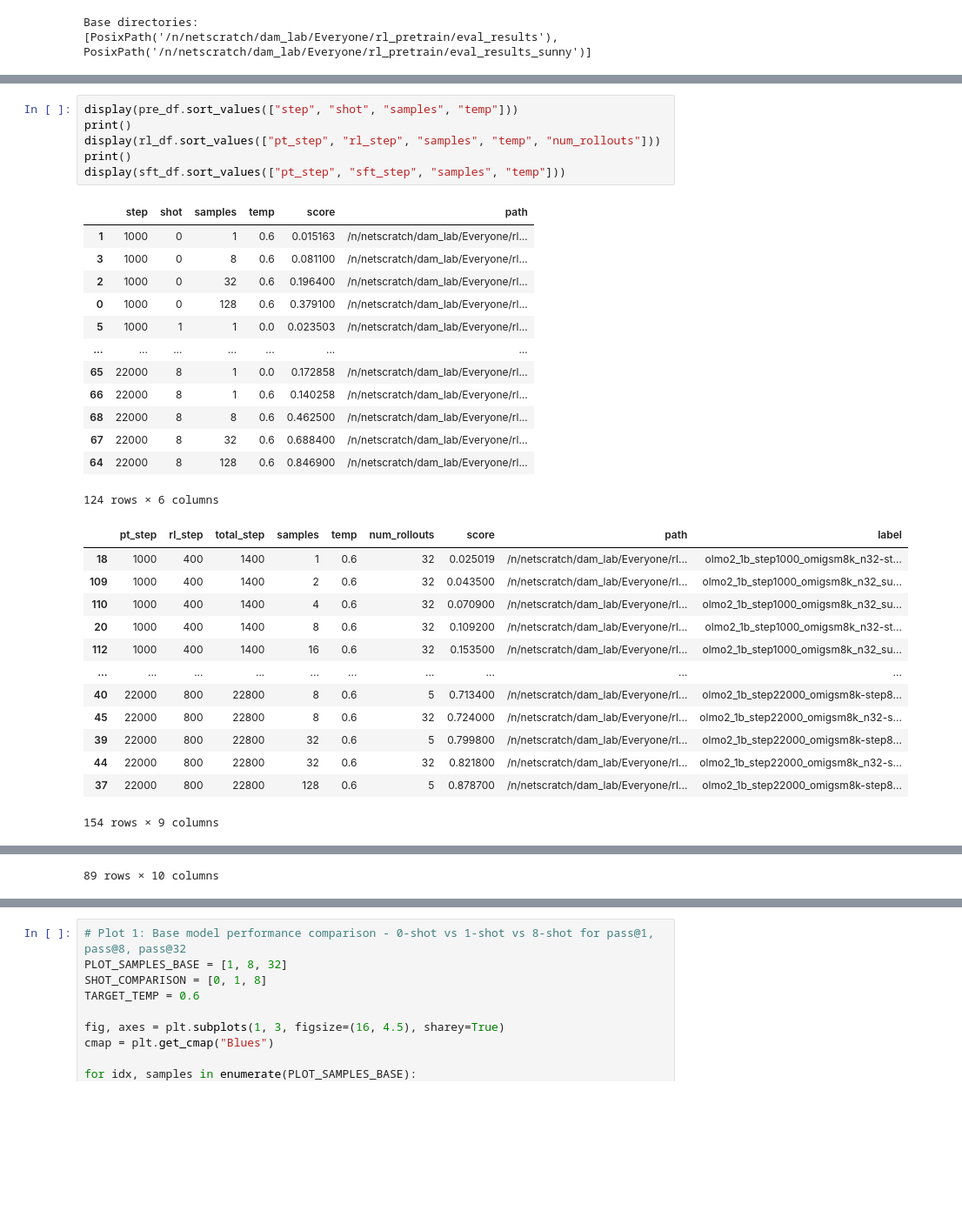
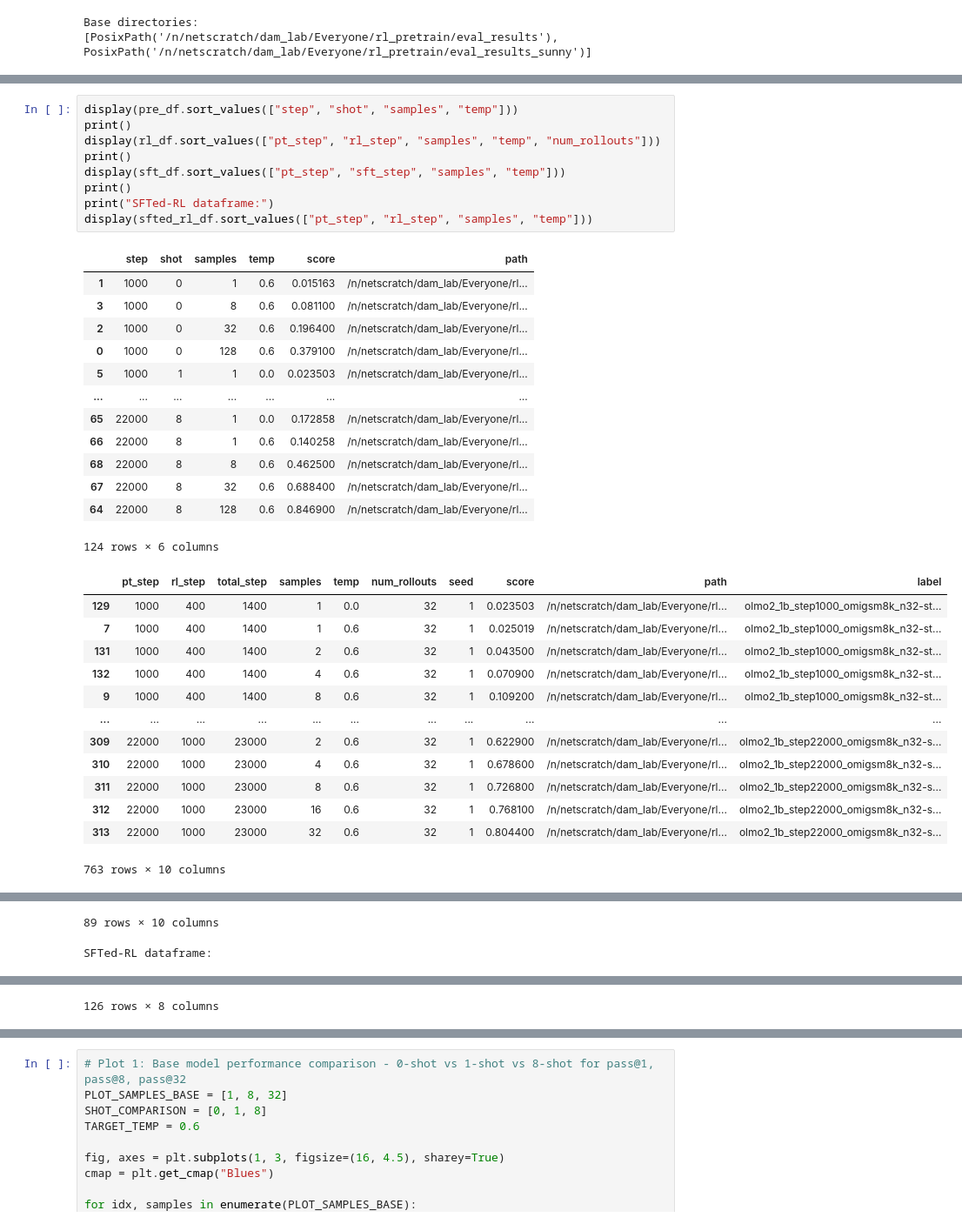
Before and after one commit to RachitBansal/verl, a Jupyter notebook: notebooks/plot_eval_results.ipynb, the cells around one changed output, grey strips where cells are left out. Shown at 87% size. Saved outputs shown, nothing was run; the diff lists cells and outputs as text; blank space fills up the shorter version.

```diff
--- a/notebooks/plot_eval_results.ipynb
+++ b/notebooks/plot_eval_results.ipynb
@@ -228,36 +265,39 @@ SFT: 89 → 89 (0 duplicates removed)
 # %%
 display(pre_df.sort_values(["step", "shot", "samples", "temp"]))
 print()
 display(rl_df.sort_values(["pt_step", "rl_step", "samples", "temp", "num_rollouts"]))
 print()
 display(sft_df.sort_values(["pt_step", "sft_step", "samples", "temp"]))
+print()
+print("SFTed-RL dataframe:")
+display(sfted_rl_df.sort_values(["pt_step", "rl_step", "samples", "temp"]))
 # %% [output]
 |  | step | shot | samples | temp | score | path |
 | 1 | 1000 | 0 | 1 | 0.6 | 0.015163 | /n/netscratch/dam_lab/Everyone/rl... |
 | 3 | 1000 | 0 | 8 | 0.6 | 0.081100 | /n/netscratch/dam_lab/Everyone/rl... |
 | 2 | 1000 | 0 | 32 | 0.6 | 0.196400 | /n/netscratch/dam_lab/Everyone/rl... |
 | 0 | 1000 | 0 | 128 | 0.6 | 0.379100 | /n/netscratch/dam_lab/Everyone/rl... |
 | 5 | 1000 | 1 | 1 | 0.0 | 0.023503 | /n/netscratch/dam_lab/Everyone/rl... |
 | ... | ... | ... | ... | ... | ... | ... |
 | 65 | 22000 | 8 | 1 | 0.0 | 0.172858 | /n/netscratch/dam_lab/Everyone/rl... |
 | 66 | 22000 | 8 | 1 | 0.6 | 0.140258 | /n/netscratch/dam_lab/Everyone/rl... |
 | 68 | 22000 | 8 | 8 | 0.6 | 0.462500 | /n/netscratch/dam_lab/Everyone/rl... |
 | 67 | 22000 | 8 | 32 | 0.6 | 0.688400 | /n/netscratch/dam_lab/Everyone/rl... |
 | 64 | 22000 | 8 | 128 | 0.6 | 0.846900 | /n/netscratch/dam_lab/Everyone/rl... |
 124 rows × 6 columns
-|  | pt_step | rl_step | total_step | samples | temp | num_rollouts | score | path | label |
-| 18 | 1000 | 400 | 1400 | 1 | 0.6 | 32 | 0.025019 | /n/netscratch/dam_lab/Everyone/rl... | olmo2_1b_step1000_omigsm8k_n32-st... |
-| 109 | 1000 | 400 | 1400 | 2 | 0.6 | 32 | 0.043500 | /n/netscratch/dam_lab/Everyone/rl... | olmo2_1b_step1000_omigsm8k_n32_su... |
-| 110 | 1000 | 400 | 1400 | 4 | 0.6 | 32 | 0.070900 | /n/netscratch/dam_lab/Everyone/rl... | olmo2_1b_step1000_omigsm8k_n32_su... |
-| 20 | 1000 | 400 | 1400 | 8 | 0.6 | 32 | 0.109200 | /n/netscratch/dam_lab/Everyone/rl... | olmo2_1b_step1000_omigsm8k_n32-st... |
-| 112 | 1000 | 400 | 1400 | 16 | 0.6 | 32 | 0.153500 | /n/netscratch/dam_lab/Everyone/rl... | olmo2_1b_step1000_omigsm8k_n32_su... |
-| ... | ... | ... | ... | ... | ... | ... | ... | ... | ... |
-| 40 | 22000 | 800 | 22800 | 8 | 0.6 | 5 | 0.713400 | /n/netscratch/dam_lab/Everyone/rl... | olmo2_1b_step22000_omigsm8k-step8... |
-| 45 | 22000 | 800 | 22800 | 8 | 0.6 | 32 | 0.724000 | /n/netscratch/dam_lab/Everyone/rl... | olmo2_1b_step22000_omigsm8k_n32-s... |
-| 39 | 22000 | 800 | 22800 | 32 | 0.6 | 5 | 0.799800 | /n/netscratch/dam_lab/Everyone/rl... | olmo2_1b_step22000_omigsm8k-step8... |
-| 44 | 22000 | 800 | 22800 | 32 | 0.6 | 32 | 0.821800 | /n/netscratch/dam_lab/Everyone/rl... | olmo2_1b_step22000_omigsm8k_n32-s... |
-| 37 | 22000 | 800 | 22800 | 128 | 0.6 | 5 | 0.878700 | /n/netscratch/dam_lab/Everyone/rl... | olmo2_1b_step22000_omigsm8k-step8... |
+|  | pt_step | rl_step | total_step | samples | temp | num_rollouts | seed | score | path | label |
+| 129 | 1000 | 400 | 1400 | 1 | 0.0 | 32 | 1 | 0.023503 | /n/netscratch/dam_lab/Everyone/rl... | olmo2_1b_step1000_omigsm8k_n32-st... |
+| 7 | 1000 | 400 | 1400 | 1 | 0.6 | 32 | 1 | 0.025019 | /n/netscratch/dam_lab/Everyone/rl... | olmo2_1b_step1000_omigsm8k_n32-st... |
+| 131 | 1000 | 400 | 1400 | 2 | 0.6 | 32 | 1 | 0.043500 | /n/netscratch/dam_lab/Everyone/rl... | olmo2_1b_step1000_omigsm8k_n32-st... |
+| 132 | 1000 | 400 | 1400 | 4 | 0.6 | 32 | 1 | 0.070900 | /n/netscratch/dam_lab/Everyone/rl... | olmo2_1b_step1000_omigsm8k_n32-st... |
+| 9 | 1000 | 400 | 1400 | 8 | 0.6 | 32 | 1 | 0.109200 | /n/netscratch/dam_lab/Everyone/rl... | olmo2_1b_step1000_omigsm8k_n32-st... |
+| ... | ... | ... | ... | ... | ... | ... | ... | ... | ... | ... |
+| 309 | 22000 | 1000 | 23000 | 2 | 0.6 | 32 | 1 | 0.622900 | /n/netscratch/dam_lab/Everyone/rl... | olmo2_1b_step22000_omigsm8k_n32-s... |
+| 310 | 22000 | 1000 | 23000 | 4 | 0.6 | 32 | 1 | 0.678600 | /n/netscratch/dam_lab/Everyone/rl... | olmo2_1b_step22000_omigsm8k_n32-s... |
+| 311 | 22000 | 1000 | 23000 | 8 | 0.6 | 32 | 1 | 0.726800 | /n/netscratch/dam_lab/Everyone/rl... | olmo2_1b_step22000_omigsm8k_n32-s... |
+| 312 | 22000 | 1000 | 23000 | 16 | 0.6 | 32 | 1 | 0.768100 | /n/netscratch/dam_lab/Everyone/rl... | olmo2_1b_step22000_omigsm8k_n32-s... |
+| 313 | 22000 | 1000 | 23000 | 32 | 0.6 | 32 | 1 | 0.804400 | /n/netscratch/dam_lab/Everyone/rl... | olmo2_1b_step22000_omigsm8k_n32-s... |
-154 rows × 9 columns
+763 rows × 10 columns
 |  | pt_step | sft_step | total_step | shot | samples | temp | score | path | label | sft_epochs |
 | 53 | 2000 | 2767 | 4767 | 0 | 1 | 0.6 | 0.1647 | /n/netscratch/dam_lab/Everyone/rl... | OLMo2-1B-step2000-stage2-openmath... | 10 |
 | 54 | 2000 | 2767 | 4767 | 0 | 2 | 0.6 | 0.2474 | /n/netscratch/dam_lab/Everyone/rl... | OLMo2-1B-step2000-stage2-openmath... | 10 |
@@ -271,3 +311,4 @@ display(sft_df.sort_values(["pt_step", "sft_step", "samples", "temp"]))
 | 63 | 22000 | 2767 | 24767 | 0 | 16 | 0.6 | 0.8221 | /n/netscratch/dam_lab/Everyone/rl... | OLMo2-1B-step22000-stage2-openmat... | 10 |
 | 64 | 22000 | 2767 | 24767 | 0 | 32 | 0.6 | 0.8757 | /n/netscratch/dam_lab/Everyone/rl... | OLMo2-1B-step22000-stage2-openmat... | 10 |
 89 rows × 10 columns
+SFTed-RL dataframe:
@@ -274,3 +327,4 @@ display(sft_df.sort_values(["pt_step", "sft_step", "samples", "temp"]))
+126 rows × 8 columns
 # %%
 # Show RL results from sunny's eval_results_sunny directory
 sunny_rl = rl_df[rl_df["path"].str.contains("eval_results_sunny")]
```
Also changed, not shown: parts of 13 cells of this notebook, 1 other file.
